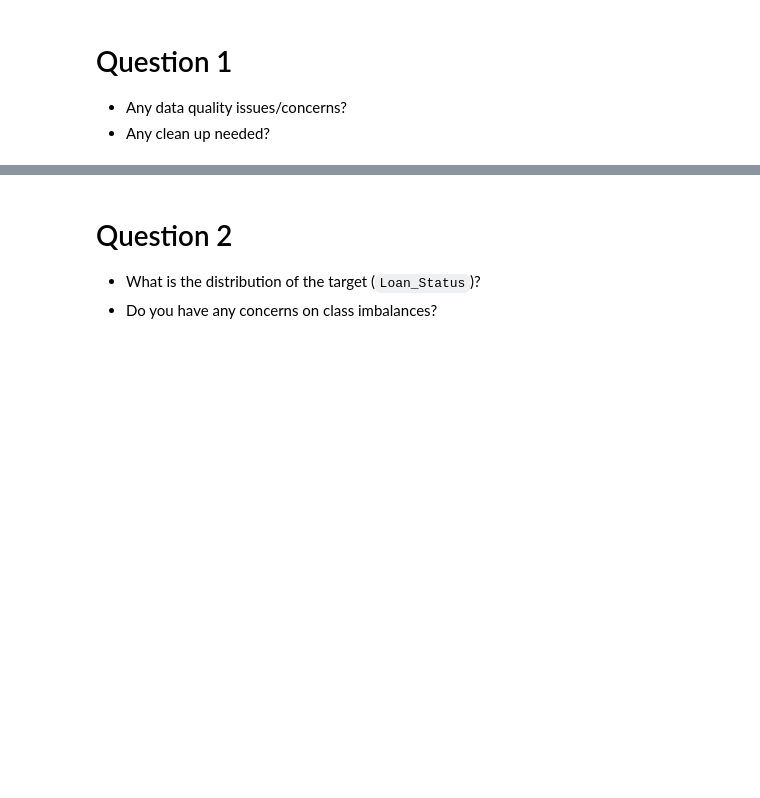
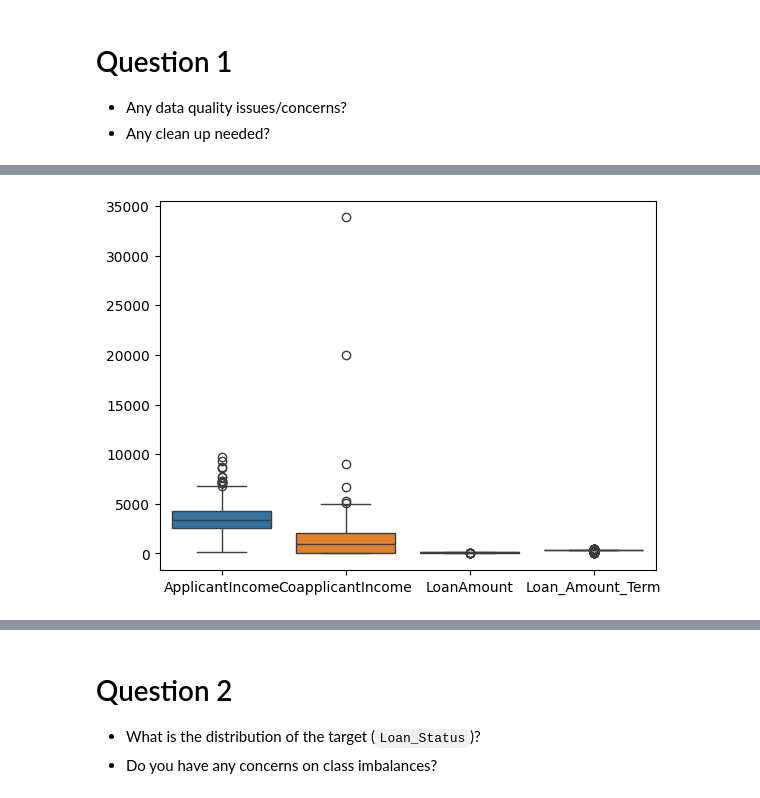
Before and after one commit to cwdwiggins/DS602, a Jupyter notebook: week05/week5 - logistic-regression-assignment.ipynb, the cells around one changed output, grey strips where cells are left out. Drawn from its saved outputs; the diff is of its cells as text; code cells hidden in the pictures; blank space fills up the shorter version.

```diff
--- a/week05/week5 - logistic-regression-assignment.ipynb
+++ b/week05/week5 - logistic-regression-assignment.ipynb
@@ -44,0 +97,6 @@ Insert comments here
+# %%
+num_features = ['ApplicantIncome', 'CoapplicantIncome', 'LoanAmount', 'Loan_Amount_Term']
+sns.boxplot(df[num_features])
+plt.show()
+# %% [output]
+[figure, added]
```
Also changed, not shown: parts of 38 cells of this notebook.
